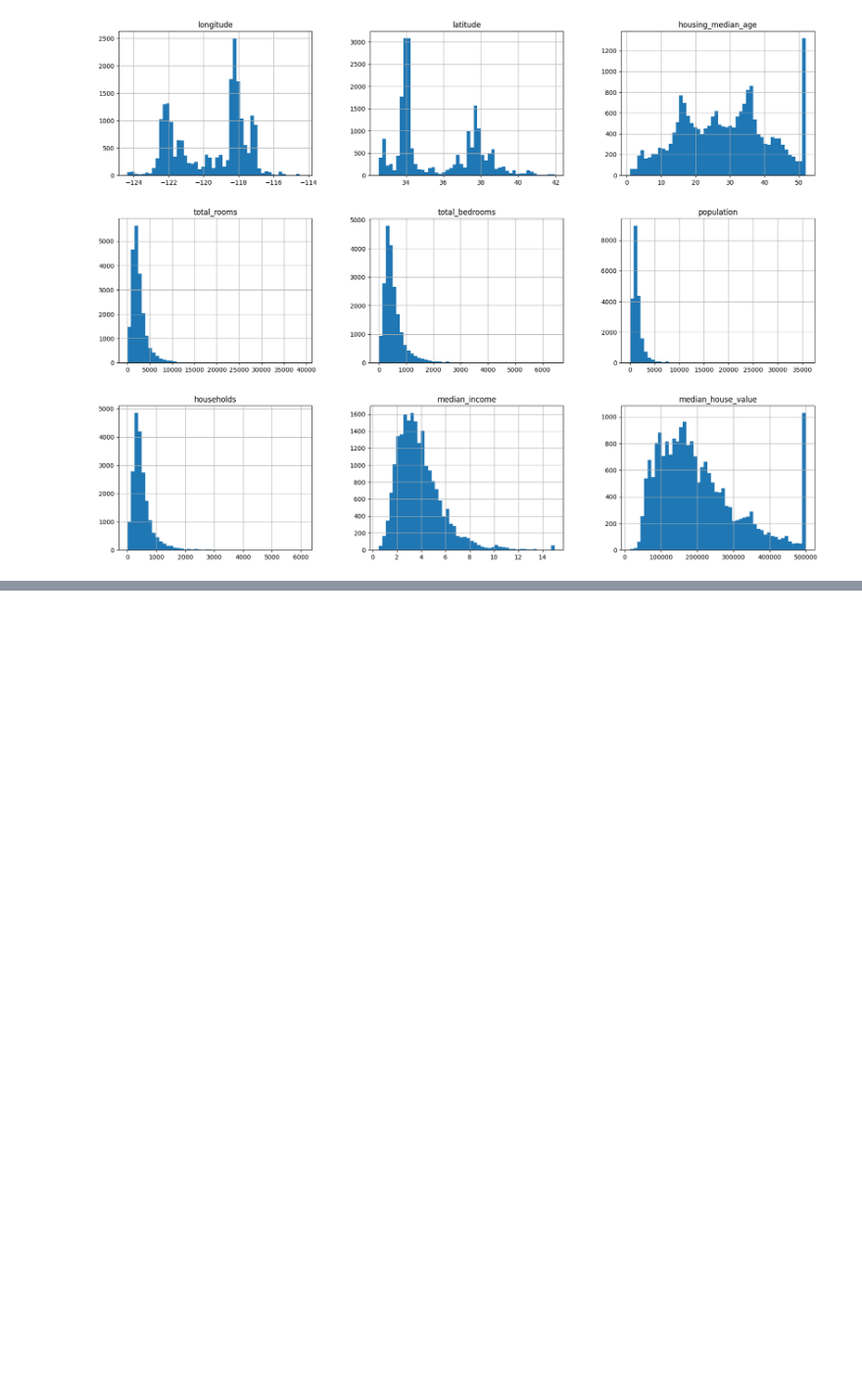
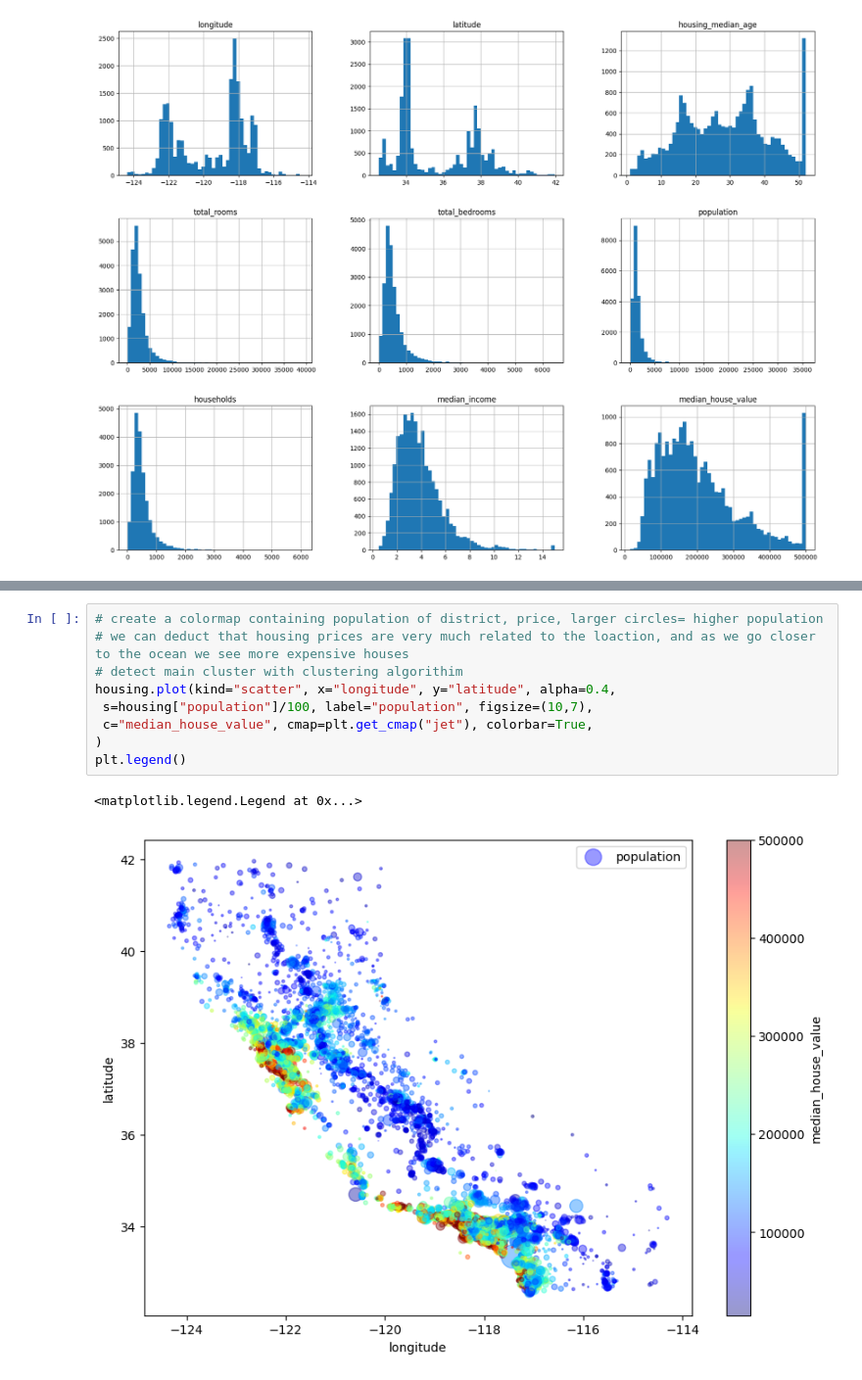
Before and after one commit to ore7117/machine-learning-practice-, a Jupyter notebook: Housing.ipynb, the cells around one changed output, grey strips where cells are left out. Shown at 98% size. Drawn from its saved outputs; the diff is of its cells as text; blank space fills up the shorter version.

```diff
--- a/Housing.ipynb
+++ b/Housing.ipynb
@@ -115,0 +145,12 @@ housing["income_cat"].hist()
+# %%
+# create a colormap containing population of district, price, larger circles= higher population
+# we can deduct that housing prices are very much related to the loaction, and as we go closer to the ocean we see more expensive houses
+# detect main cluster with clustering algorithim
+housing.plot(kind="scatter", x="longitude", y="latitude", alpha=0.4,
+ s=housing["population"]/100, label="population", figsize=(10,7),
+ c="median_house_value", cmap=plt.get_cmap("jet"), colorbar=True,
+)
+plt.legend()
+# %% [output]
+<matplotlib.legend.Legend at 0x...>
+[figure, added]
```
Also changed, not shown: parts of 33 cells of this notebook.
